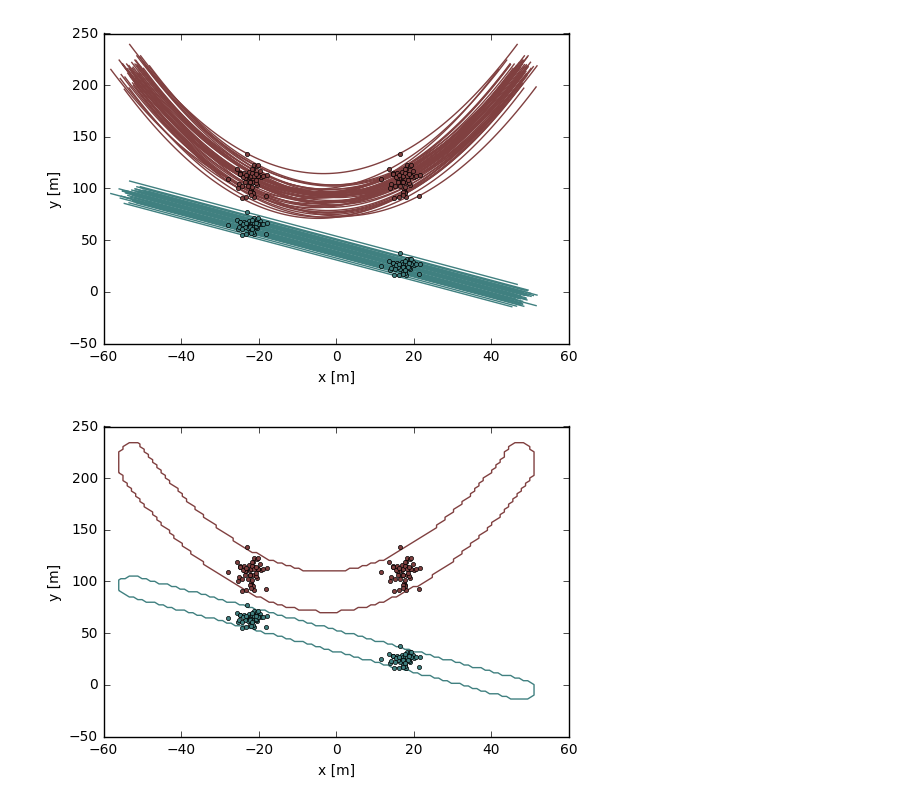
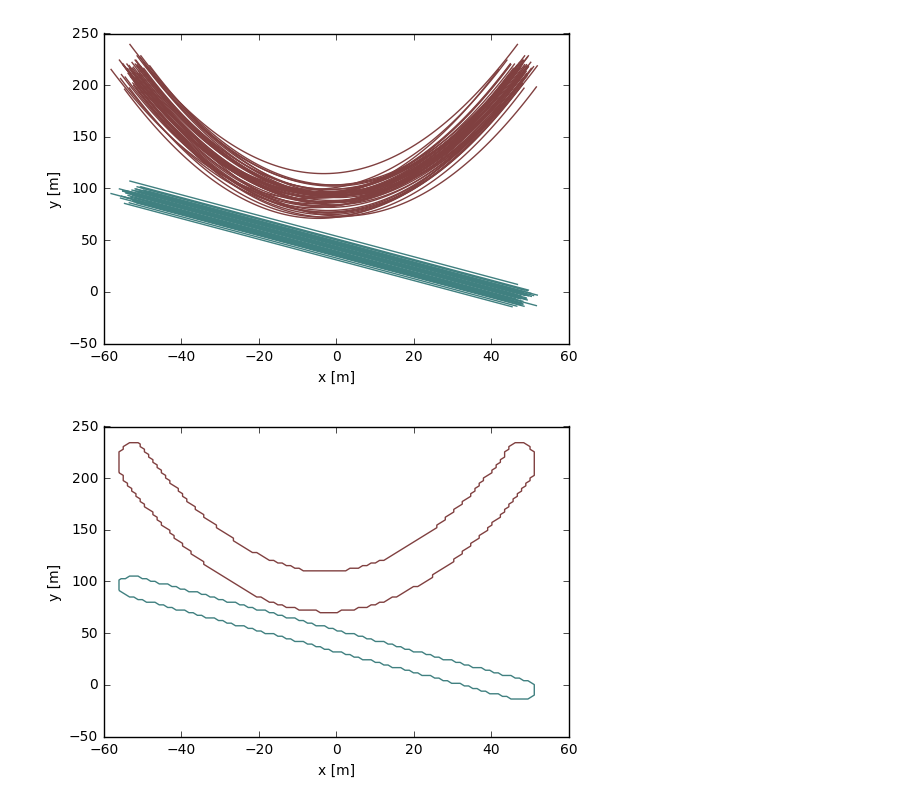
Before and after one commit to WillemEerland/teetool, a Jupyter notebook: example/example_toy_2d.ipynb, the cells around one changed output. Cells and saved outputs as stored; diff of their text form; code cells hidden in the pictures.

Commit message:
removed datapoints from figure. confuses.

```diff
--- a/example/example_toy_2d.ipynb
+++ b/example/example_toy_2d.ipynb
@@ -32,8 +32,8 @@ visual = tt.visual_2d.Visual_2d(world)
 visual.plotTrajectories(ntraj=50)
 
 # plot points along line
-visual.plotTrajectoriesPoints(x1=0.3, ntraj=50, marker='o', markersize=3)
-visual.plotTrajectoriesPoints(x1=0.7, ntraj=50, marker='o', markersize=3)
+#visual.plotTrajectoriesPoints(x1=0.3, ntraj=50, marker='o', markersize=3)
+#visual.plotTrajectoriesPoints(x1=0.7, ntraj=50, marker='o', markersize=3)
 
 # obtain limits
 xlim = visual._ax.get_xlim()
@@ -48,7 +48,7 @@ visual._ax.legend()
 # show
 visual.show()
 # %% [output]
-[figure, old version]
+[figure, new version]
 # %%
 # build the model
 settings = {"model_type":"resampling",
@@ -58,25 +58,25 @@ world.buildModel(settings)
 # %%
 % matplotlib inline
 
 # visual
 visual = tt.visual_2d.Visual_2d(world)
 
 # add confidence region(s)
 visual.plotTube(sdwidth=2)
 
 # plot points along line
-visual.plotTrajectoriesPoints(x1=0.3, ntraj=50, marker='o', markersize=3)
-visual.plotTrajectoriesPoints(x1=0.7, ntraj=50, marker='o', markersize=3)
+#visual.plotTrajectoriesPoints(x1=0.3, ntraj=50, marker='o', markersize=3)
+#visual.plotTrajectoriesPoints(x1=0.7, ntraj=50, marker='o', markersize=3)
 
 # set limits
 visual._ax.set_xlim(xlim)
 visual._ax.set_ylim(ylim)
 
 # set labels
 visual._ax.set_xlabel("x [m]")
 visual._ax.set_ylabel("y [m]")
 
 # show
 visual.show()
 # %% [output]
-[figure, old version]
+[figure, new version]
```
